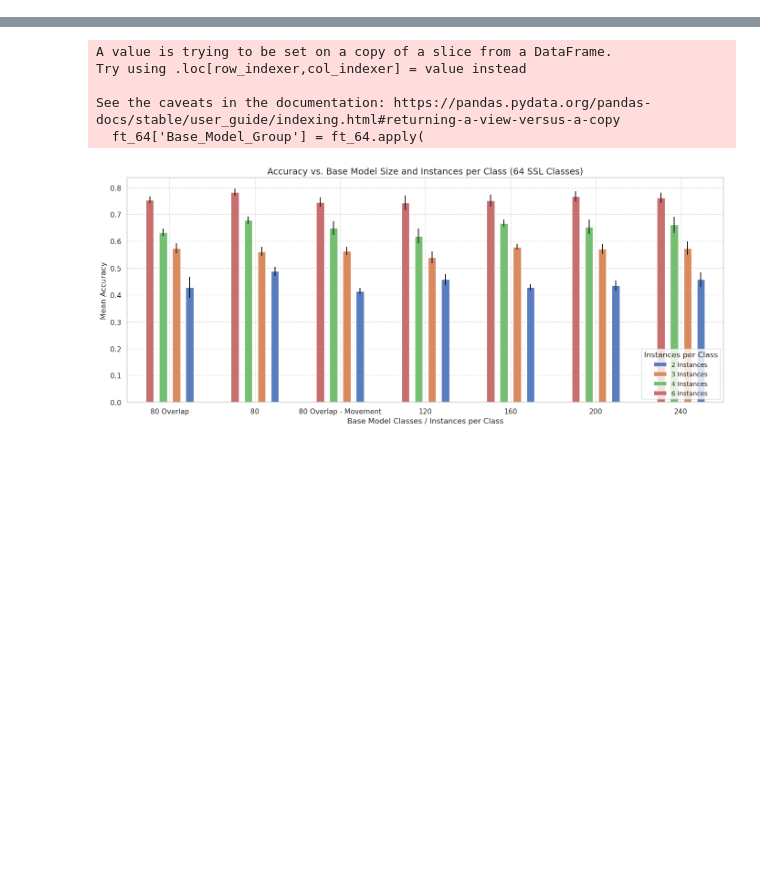
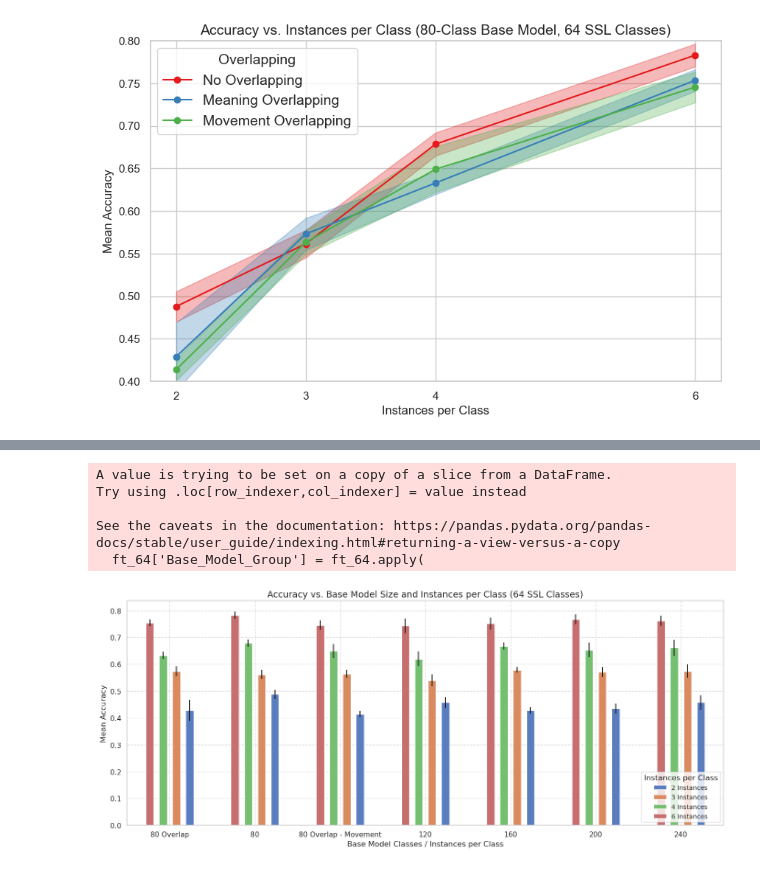
Before and after one commit to Neethamadhu-Madurasinghe/sign_language, a Jupyter notebook: plotting/SSL_models_results.ipynb, the cells around one changed output, grey strips where cells are left out. Saved outputs shown, nothing was run; the diff lists cells and outputs as text; code cells hidden in the pictures; blank space fills up the shorter version.

```diff
--- a/plotting/SSL_models_results.ipynb
+++ b/plotting/SSL_models_results.ipynb
@@ -197,0 +198,46 @@ plt.show()
+# %%
+import matplotlib.pyplot as plt
+import seaborn as sns
+
+label_map = {
+    'No': 'No Overlapping',
+    'Yes': 'Meaning Overlapping',
+    'Movement': 'Movement Overlapping'
+}
+
+plt.figure(figsize=(10, 6))
+
+# Filter data
+ft_80_64 = df[(df['Model_Type'] == 'FINETUNED') & (df['FT_Direct_Classes'] == 64) & (df['Base_Model_Classes'] == 80)]
+
+# Define color palette
+palette = sns.color_palette('Set1', n_colors=3)
+overlap_categories = ft_80_64['Overlapping'].unique()
+
+# Plot each line + shaded std
+for i, overlap in enumerate(overlap_categories):
+    sub_df = ft_80_64[ft_80_64['Overlapping'] == overlap].sort_values('Instances_per_class')
+
+    plt.plot(sub_df['Instances_per_class'], sub_df['Accuracy_mean'],
+            label=label_map.get(overlap, overlap),
+            color=palette[i], marker='o')
+
+    # Add shaded standard deviation
+    plt.fill_between(sub_df['Instances_per_class'],
+                     sub_df['Accuracy_mean'] - sub_df['Accuracy_std'],
+                     sub_df['Accuracy_mean'] + sub_df['Accuracy_std'],
+                     alpha=0.3, color=palette[i])
+
+# Customize plot
+plt.title('Accuracy vs. Instances per Class (80-Class Base Model, 64 SSL Classes)', fontsize=14)
+plt.xlabel('Instances per Class', fontsize=12)
+plt.ylabel('Mean Accuracy', fontsize=12)
+plt.xticks([2, 3, 4, 6])
+plt.ylim((0.4, 0.8))
+
+# Add legend
+plt.legend(title='Overlapping', title_fontsize=14, fontsize=14)
+
+plt.show()
+# %% [output]
+[figure, added]
```
Also changed, not shown: parts of 6 cells of this notebook.
